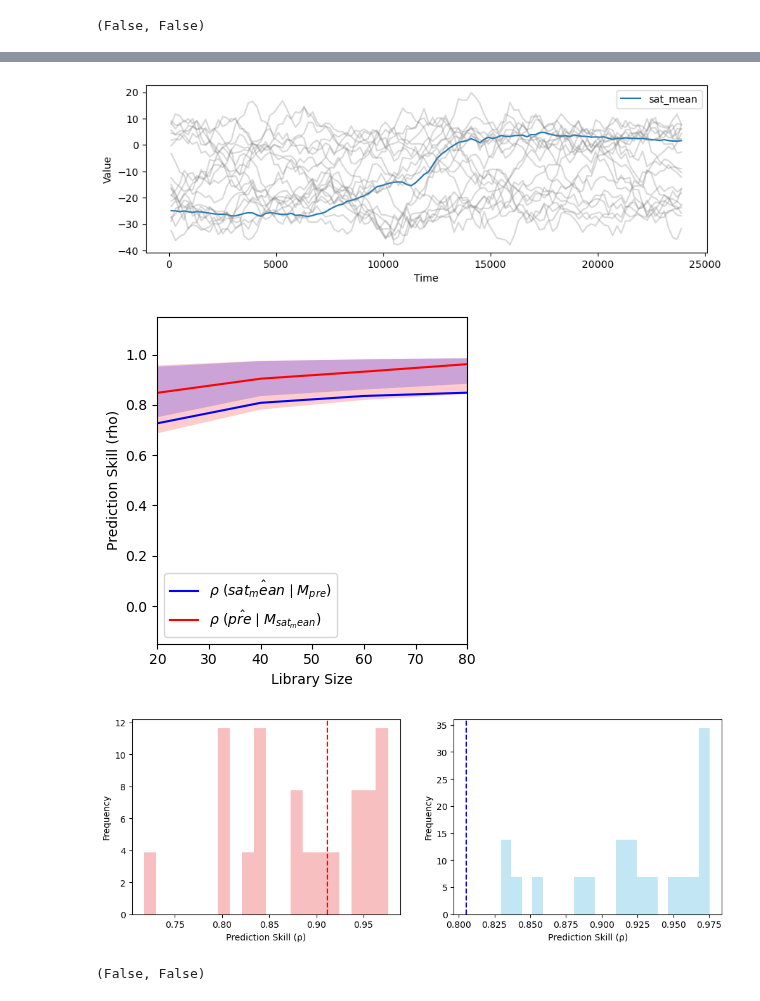
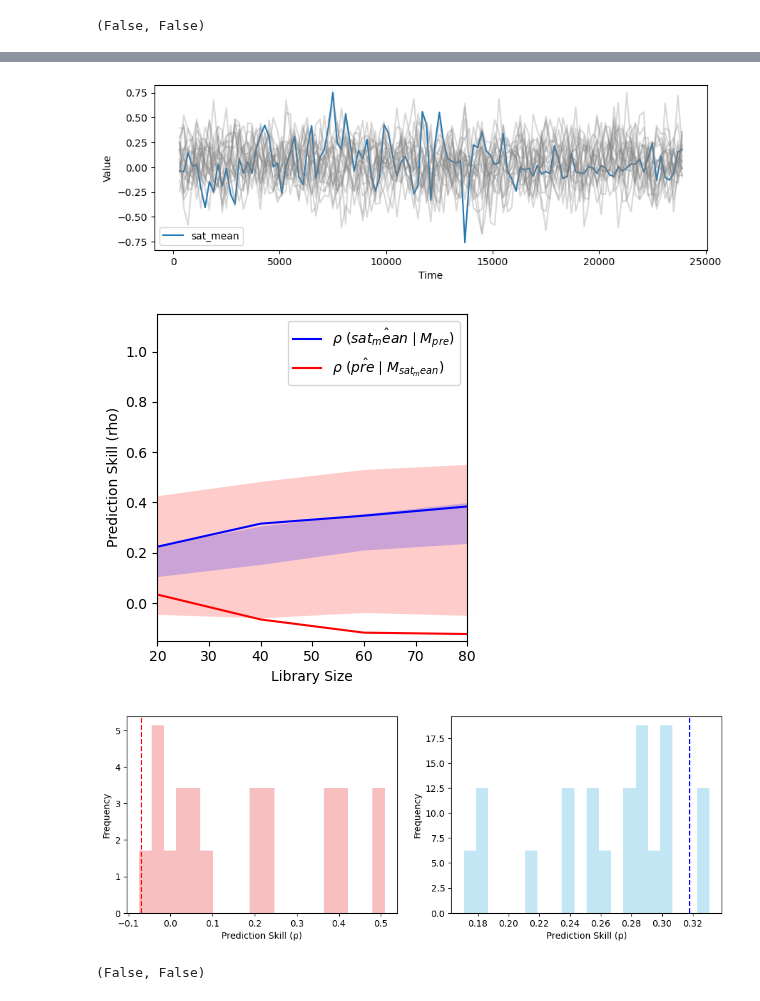
Before and after one commit to Peisong-Zheng/Inso_LGMR, a Jupyter notebook: synthetic_data_test.ipynb, the cells around one changed output, grey strips where cells are left out. Drawn from its saved outputs; the diff is of its cells as text; code cells hidden in the pictures.

```diff
--- a/synthetic_data_test.ipynb
+++ b/synthetic_data_test.ipynb
@@ -326,39 +543,39 @@ plt.show()
 # %%
 from toolbox import significant_test as st
 import importlib
 importlib.reload(st)
 
-sat_mean = ds_sat['sat'].isel(lat=80).isel(lon=13).values
+sat_mean = ds_sat['sat'].isel(lat=20).isel(lon=8).values
 # sat_mean = ds_sat['sat'].mean(dim=['lat', 'lon']).values
 df_sat_mean = pd.DataFrame({'age': ds_sat['age'].values, 'sat_mean': sat_mean})
 
 # # # calculate the direvative of the sat_mean column and crop the age to the same length as df_syn
-# df_sat_mean['sat_mean'] = df_sat_mean['sat_mean'].diff()
-# df_sat_mean = df_sat_mean.dropna()
+df_sat_mean['sat_mean'] = df_sat_mean['sat_mean'].diff()
+df_sat_mean = df_sat_mean.dropna()
 
-# df_pre_short=df_pre.copy()
-# # crop the pre to the same length as df_sat_mean by drop the first row
-# df_pre_short = df_pre_short.iloc[1:]
+df_pre_short=df_pre.copy()
+# crop the pre to the same length as df_sat_mean by drop the first row
+df_pre_short = df_pre_short.iloc[1:]
 
 
 ccm_out, ran_ccm_list,test_result = st.ccm_significance_test_v3(
     df_sd      = df_sat_mean,
-    df_pre     = df_pre,
+    df_pre     = df_pre_short,
     E         = 5,
     tau       = 3,
     Tp =0,
     n_ran     = 20,
     libSizes  = "20 40 60 80",
     sample    = 20,
     showPlot  = True
 )
 
 
 print(test_result)
 # %% [output]
-[figure, old version]
+[figure, new version]
-[figure, old version]
+[figure, new version]
-[figure, old version]
+[figure, new version]
 (False, False)
 # %%
 from toolbox import significant_test as st
```
Also changed, not shown: parts of 10 cells of this notebook, 5 other files.
